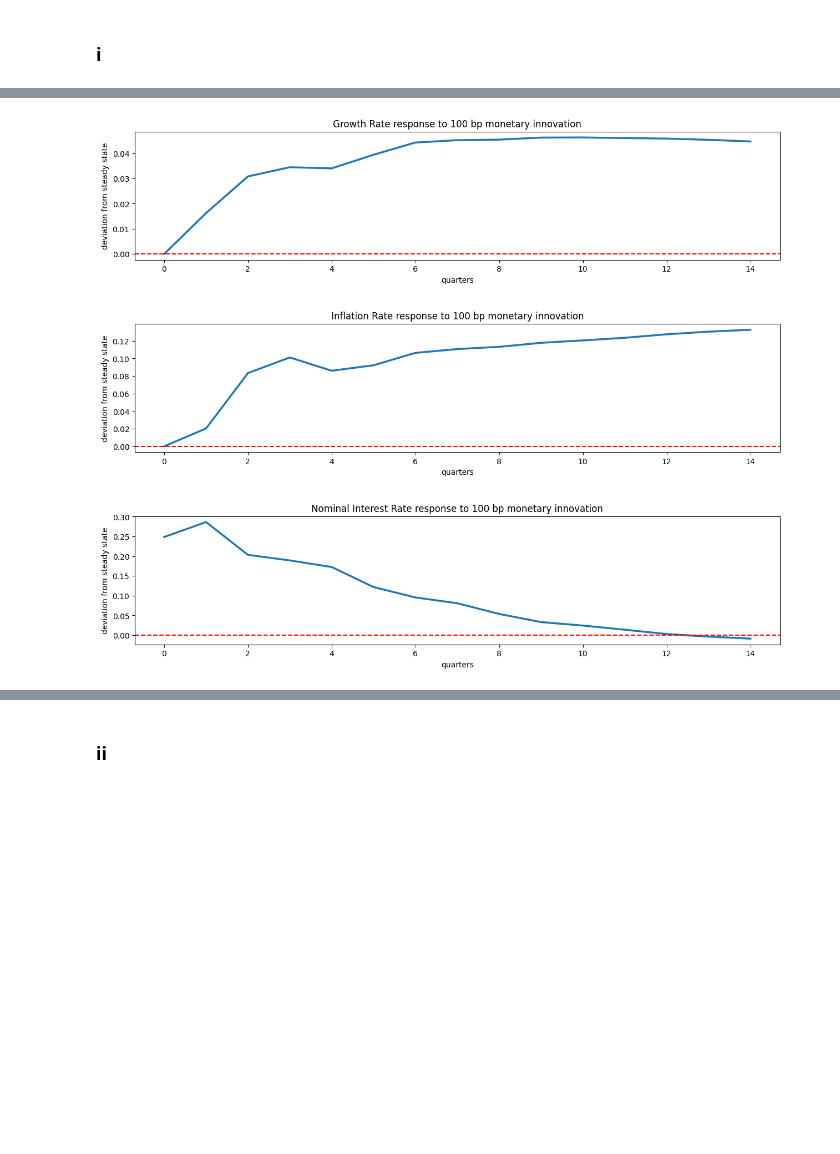
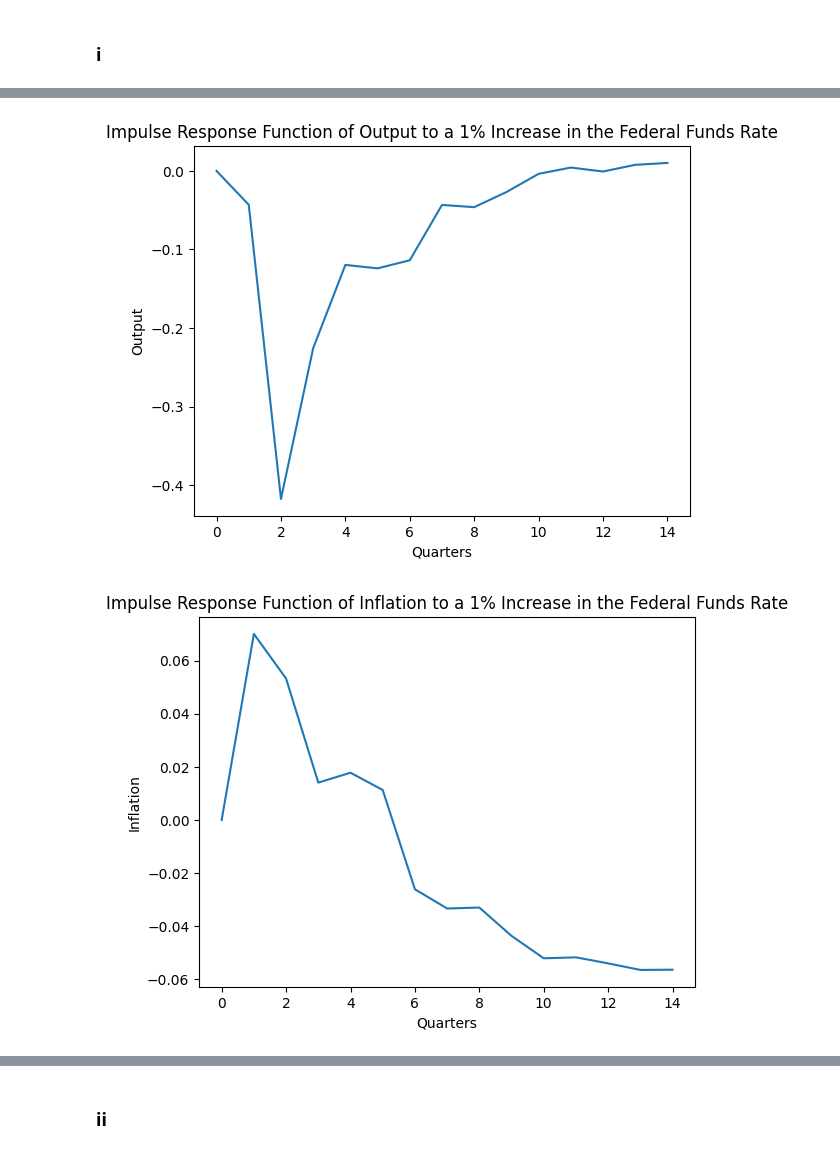
Before and after one commit to sthau/econ-212, a Jupyter notebook: macro_3/macro_3.ipynb, the cells around one changed output, grey strips where cells are left out. Saved outputs shown, nothing was run; the diff lists cells and outputs as text; code cells hidden in the pictures; blank space fills up the shorter version.

```diff
--- a/macro_3/macro_3.ipynb
+++ b/macro_3/macro_3.ipynb
@@ -64,27 +47,0 @@ array([2.8673623 , 0.71332556, 1.19557099, 0.45150548, 0.69431438,
-# %%
-# compute IRF and scaled response function
-sd_ff = np.std(fed_funds_rate)
-shock = [0, 0, 1 / sd_ff]
-var_list = ['Growth Rate','Inflation Rate', 'Nominal Interest Rate']
-
-irf = [la.matrix_power(A.T, t)[:3, :3] @ H for t in range(15)]
-response = [irf[t] @ shock for t in range(15)]
-
-# plot
-plt.figure(figsize=(15, 12))
-plt.subplots_adjust(hspace=0.5)
-
-for i in range(np.shape(Xt)[0]):
-    irf_series = [response[t][i] for t in range(15)]
-    var = var_list[i]
-
-    ax = plt.subplot(np.shape(Xt)[0], 1, i + 1)
-
-    ax.plot(irf_series, linewidth = 2.5)
-    ax.set_title(f'{var} response to 100 bp monetary innovation')
-    ax.set_ylabel('deviation from steady state')
-    ax.set_xlabel('quarters')
-    ax.axhline(0, color = "r", linestyle = "--")
-plt.show()
-# %% [output]
-[figure, removed]
@@ -95,0 +64,38 @@ var_list = ['Growth Rate','Inflation Rate', 'Nominal Interest Rate']
+# %%
+# Shock is 100 bps, or 1 percentage point. Normalize to 1 SD
+shock = [0, 0, 1 / np.std(fed_funds_rate)]
+
+# Seed the IRF with initial periods
+irf = np.zeros((15, 3))
+irf[0] = np.dot(L, shock)
+irf[1] = B_gamma_inv_1.T @ irf[0]
+irf[2] = B_gamma_inv_1.T @ irf[1] + B_gamma_inv_2.T @ irf[0]
+irf[3] = B_gamma_inv_1.T @ irf[2] + B_gamma_inv_2.T @ irf[1] + B_gamma_inv_3.T @ irf[0]
+
+# Iterate forward through time
+for t in range(4, 15):
+    irf[t] = B_gamma_inv_1.T @ irf[t-1] + B_gamma_inv_2.T @ irf[t-2] + B_gamma_inv_3.T @ irf[t-3] + B_gamma_inv_4.T @ irf[t-4]
+# %%
+# Plot first column of irf representing output
+plt.plot(irf[:, 0])
+plt.title('Impulse Response Function of Output to a 1% Increase in the Federal Funds Rate')
+plt.xlabel('Quarters')
+plt.ylabel('Output')
+plt.show()
+
+# Plot second column of irf representing inflation
+plt.plot(irf[:, 1])
+plt.title('Impulse Response Function of Inflation to a 1% Increase in the Federal Funds Rate')
+plt.xlabel('Quarters')
+plt.ylabel('Inflation')
+plt.show()
+
+# Plot third column of irf representing the federal funds rate
+plt.plot(irf[:, 2])
+plt.title('Impulse Response Function of the Federal Funds Rate to a 1% Increase in the Federal Funds Rate')
+plt.xlabel('Quarters')
+plt.ylabel('Federal Funds Rate')
+plt.show()
+# %% [output]
+[figure, added]
+[figure, added]
```
Also changed, not shown: parts of 13 cells of this notebook.
